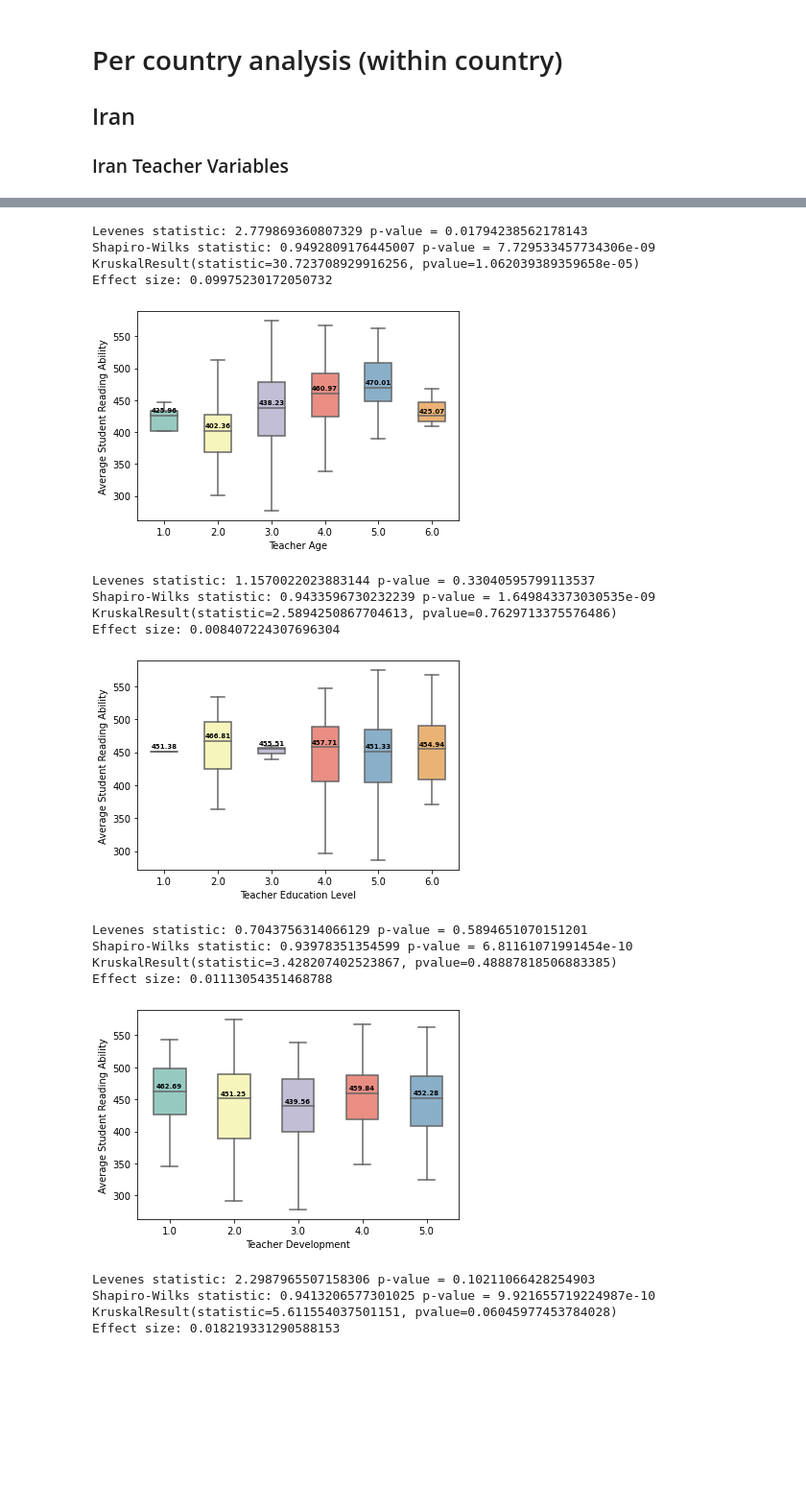
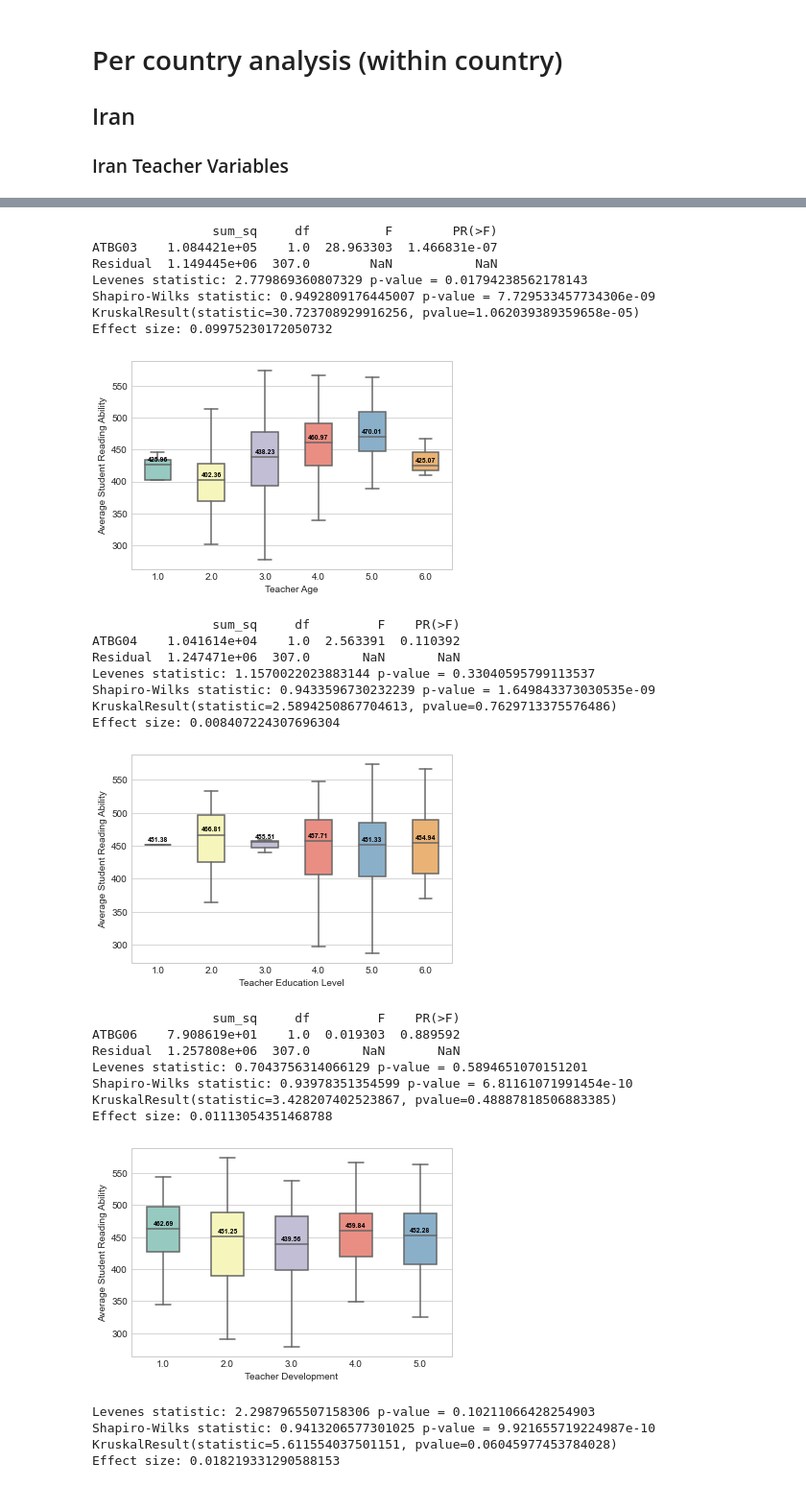
Before and after one commit to Regailia/MIE1413, a Jupyter notebook: Initial Analysis.ipynb, the cells around one changed output, grey strips where cells are left out. Shown at 96% size. Drawn from its saved outputs; the diff is of its cells as text; code cells hidden in the pictures; blank space fills up the shorter version.

```diff
--- a/Initial Analysis.ipynb
+++ b/Initial Analysis.ipynb
@@ -183,5 +189,8 @@ Effect size: 0.1389740303294347
 # %%
 teach_age = ols('OVR_SCORE ~ ATBG03', data=iran_teach_good).fit()
+
+teach_age_aovtable = sm.stats.anova_lm(teach_age, typ=2)
+print(teach_age_aovtable)
 
 values_per_group = [col for col_name, col in iran_teach_good.groupby(['ATBG03'])['OVR_SCORE']]
 w, pvalue = stats.levene(*values_per_group)
@@ -197,13 +206,19 @@ print('Effect size:', epsilon2(krusk.statistic,len(iran_teach_good)))
 #def bxplt(data,predictor,outcome,xlabel,ylabel,savename):
 bxplt(iran_teach_good,'ATBG03','OVR_SCORE','Teacher Age','Average Student Reading Ability','IRANTeacherAge.jpeg')
 # %% [output]
+                sum_sq     df          F        PR(>F)
+ATBG03    1.084421e+05    1.0  28.963303  1.466831e-07
+Residual  1.149445e+06  307.0        NaN           NaN
 Levenes statistic: 2.779869360807329 p-value = 0.01794238562178143
 Shapiro-Wilks statistic: 0.9492809176445007 p-value = 7.729533457734306e-09
 KruskalResult(statistic=30.723708929916256, pvalue=1.062039389359658e-05)
 Effect size: 0.09975230172050732
-[figure, old version]
+[figure, new version]
 # %%
 teach_edu = ols('OVR_SCORE ~ ATBG04', data=iran_teach_good).fit()
+
+teach_edu_aovtable= sm.stats.anova_lm(teach_edu, typ=2)
+print(teach_edu_aovtable)
 
 values_per_group = [col for col_name, col in iran_teach_good.groupby(['ATBG04'])['OVR_SCORE']]
 w, pvalue = stats.levene(*values_per_group)
@@ -219,33 +234,42 @@ print('Effect size:', epsilon2(krusk.statistic,len(iran_teach_good)))
 #def bxplt(data,predictor,outcome,xlabel,ylabel,savename):
 bxplt(iran_teach_good,'ATBG04','OVR_SCORE','Teacher Education Level','Average Student Reading Ability','IRANTeacherEducation.jpeg')
 # %% [output]
+                sum_sq     df         F    PR(>F)
+ATBG04    1.041614e+04    1.0  2.563391  0.110392
+Residual  1.247471e+06  307.0       NaN       NaN
 Levenes statistic: 1.1570022023883144 p-value = 0.33040595799113537
 Shapiro-Wilks statistic: 0.9433596730232239 p-value = 1.649843373030535e-09
 KruskalResult(statistic=2.5894250867704613, pvalue=0.7629713375576486)
 Effect size: 0.008407224307696304
-[figure, old version]
+[figure, new version]
 # %%
 teach_dev = ols('OVR_SCORE ~ ATBG06', data=iran_teach_good).fit()
+
+teach_dev_aovtable= sm.stats.anova_lm(teach_dev, typ=2)
+print(teach_dev_aovtable)
 
 values_per_group = [col for col_name, col in iran_teach_good.groupby(['ATBG06'])['OVR_SCORE']]
 w, pvalue = stats.levene(*values_per_group)
 print('Levenes statistic:',w, 'p-value =', pvalue)
 
 w, pvalue = stats.shapiro(teach_dev.resid)
 print('Shapiro-Wilks statistic:',w, 'p-value =', pvalue)
 
 krusk = stats.kruskal(*[group["OVR_SCORE"].values for name, group in iran_teach_good.groupby("ATBG06")])
 print(krusk)
 print('Effect size:', epsilon2(krusk.statistic,len(iran_teach_good)))
 
 #def bxplt(data,predictor,outcome,xlabel,ylabel,savename):
 bxplt(iran_teach_good,'ATBG06','OVR_SCORE','Teacher Development','Average Student Reading Ability','IRANTeacherDevelopment.jpeg')
 # %% [output]
+                sum_sq     df         F    PR(>F)
+ATBG06    7.908619e+01    1.0  0.019303  0.889592
+Residual  1.257808e+06  307.0       NaN       NaN
 Levenes statistic: 0.7043756314066129 p-value = 0.5894651070151201
 Shapiro-Wilks statistic: 0.93978351354599 p-value = 6.81161071991454e-10
 KruskalResult(statistic=3.428207402523867, pvalue=0.48887818506883385)
 Effect size: 0.01113054351468788
-[figure, old version]
+[figure, new version]
 # %%
 teach_emph_suc = ols('OVR_SCORE ~ ATDGEAS', data=iran_teach_good).fit()
 
```
Also changed, not shown: parts of 25 cells of this notebook, 1 other file.
